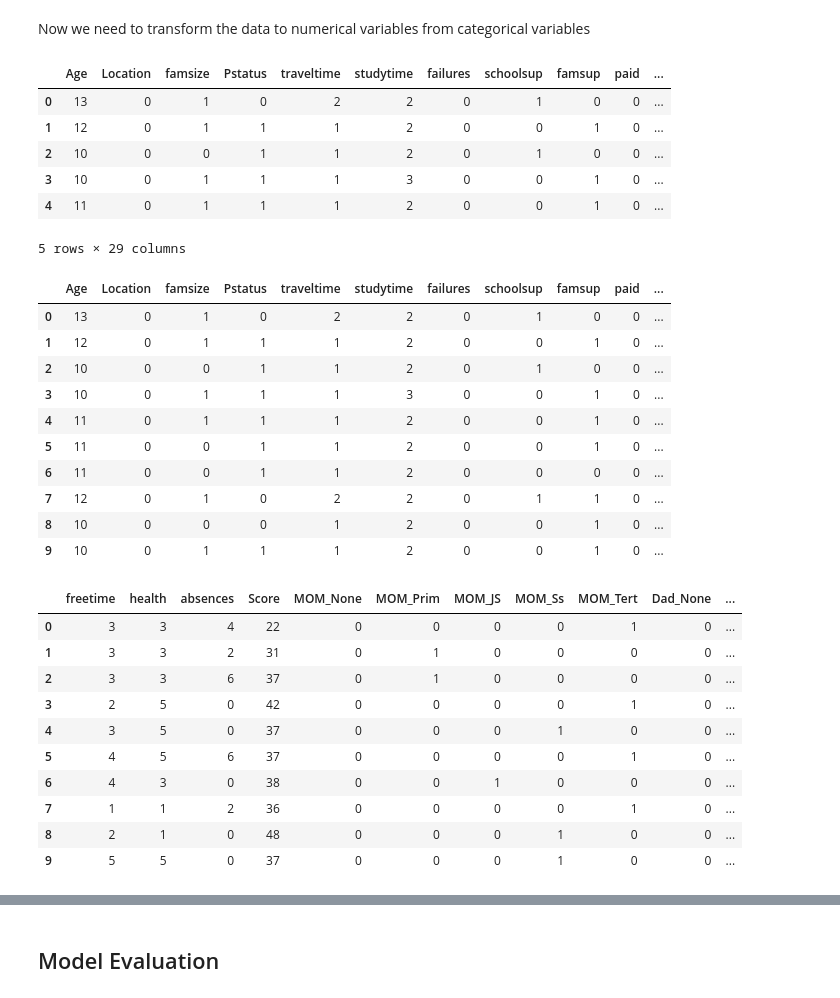
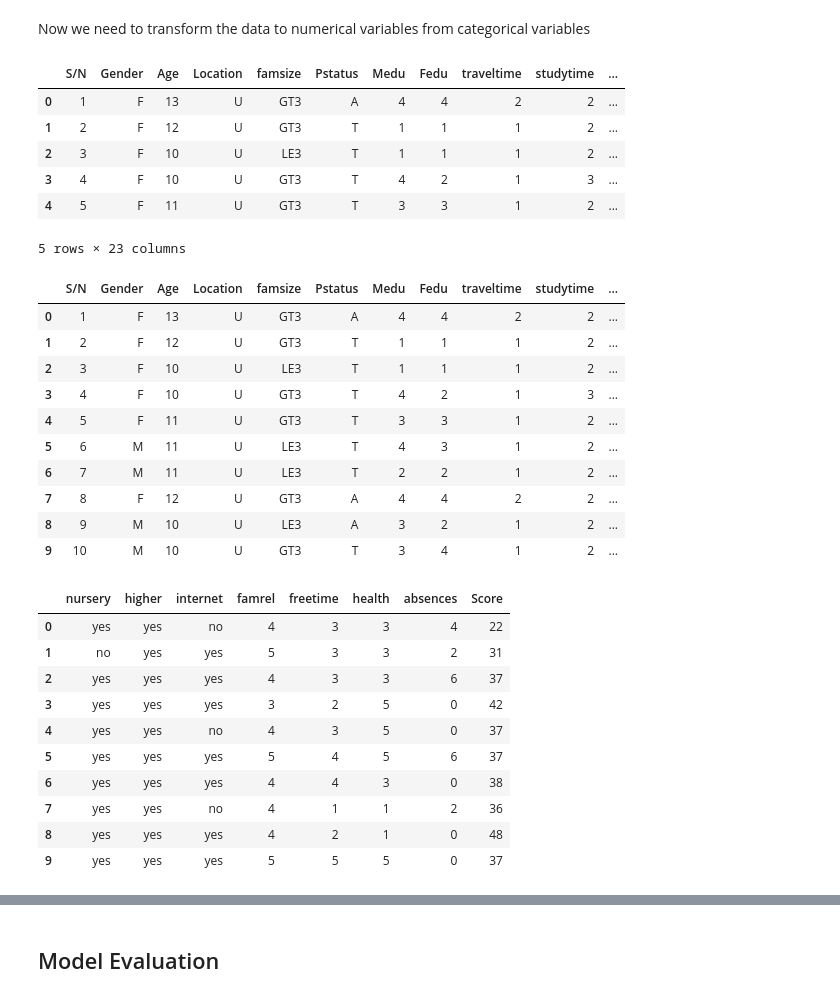
Before and after one commit to Mogbo/Student-score-prediction, a Jupyter notebook: Competition.ipynb, the cells around one changed output, grey strips where cells are left out. Saved outputs shown, nothing was run; the diff lists cells and outputs as text; code cells hidden in the pictures.

```diff
--- a/Competition.ipynb
+++ b/Competition.ipynb
@@ -86,4 +106,4 @@ import seaborn as sns
 # %%
 data = pd.read_csv('Train.csv', encoding='utf8', delimiter=',', delim_whitespace=False)
-data = data.drop('Gender', axis=1)
+data_cleaned = data.drop('Gender', axis=1)
 # %%
@@ -99,41 +119,41 @@ data.head()
 # %% [markdown]
 Now we need to transform the data to numerical variables from categorical variables
 # %%
-data, SN= clean_up(data)
+data_cleaned, SN= clean_up(data_cleaned)
 data.head()
 # %% [output]
-|  | Age | Location | famsize | Pstatus | traveltime | studytime | failures | schoolsup | famsup | paid | ... |
-| 0 | 13 | 0 | 1 | 0 | 2 | 2 | 0 | 1 | 0 | 0 | ... |
-| 1 | 12 | 0 | 1 | 1 | 1 | 2 | 0 | 0 | 1 | 0 | ... |
-| 2 | 10 | 0 | 0 | 1 | 1 | 2 | 0 | 1 | 0 | 0 | ... |
-| 3 | 10 | 0 | 1 | 1 | 1 | 3 | 0 | 0 | 1 | 0 | ... |
-| 4 | 11 | 0 | 1 | 1 | 1 | 2 | 0 | 0 | 1 | 0 | ... |
+|  | S/N | Gender | Age | Location | famsize | Pstatus | Medu | Fedu | traveltime | studytime | ... |
+| 0 | 1 | F | 13 | U | GT3 | A | 4 | 4 | 2 | 2 | ... |
+| 1 | 2 | F | 12 | U | GT3 | T | 1 | 1 | 1 | 2 | ... |
+| 2 | 3 | F | 10 | U | LE3 | T | 1 | 1 | 1 | 2 | ... |
+| 3 | 4 | F | 10 | U | GT3 | T | 4 | 2 | 1 | 3 | ... |
+| 4 | 5 | F | 11 | U | GT3 | T | 3 | 3 | 1 | 2 | ... |
-5 rows × 29 columns
+5 rows × 23 columns
 # %%
 data.iloc[:10,:15]
 # %% [output]
-|  | Age | Location | famsize | Pstatus | traveltime | studytime | failures | schoolsup | famsup | paid | ... |
-| 0 | 13 | 0 | 1 | 0 | 2 | 2 | 0 | 1 | 0 | 0 | ... |
-| 1 | 12 | 0 | 1 | 1 | 1 | 2 | 0 | 0 | 1 | 0 | ... |
-| 2 | 10 | 0 | 0 | 1 | 1 | 2 | 0 | 1 | 0 | 0 | ... |
-| 3 | 10 | 0 | 1 | 1 | 1 | 3 | 0 | 0 | 1 | 0 | ... |
-| 4 | 11 | 0 | 1 | 1 | 1 | 2 | 0 | 0 | 1 | 0 | ... |
-| 5 | 11 | 0 | 0 | 1 | 1 | 2 | 0 | 0 | 1 | 0 | ... |
-| 6 | 11 | 0 | 0 | 1 | 1 | 2 | 0 | 0 | 0 | 0 | ... |
-| 7 | 12 | 0 | 1 | 0 | 2 | 2 | 0 | 1 | 1 | 0 | ... |
-| 8 | 10 | 0 | 0 | 0 | 1 | 2 | 0 | 0 | 1 | 0 | ... |
-| 9 | 10 | 0 | 1 | 1 | 1 | 2 | 0 | 0 | 1 | 0 | ... |
+|  | S/N | Gender | Age | Location | famsize | Pstatus | Medu | Fedu | traveltime | studytime | ... |
+| 0 | 1 | F | 13 | U | GT3 | A | 4 | 4 | 2 | 2 | ... |
+| 1 | 2 | F | 12 | U | GT3 | T | 1 | 1 | 1 | 2 | ... |
+| 2 | 3 | F | 10 | U | LE3 | T | 1 | 1 | 1 | 2 | ... |
+| 3 | 4 | F | 10 | U | GT3 | T | 4 | 2 | 1 | 3 | ... |
+| 4 | 5 | F | 11 | U | GT3 | T | 3 | 3 | 1 | 2 | ... |
+| 5 | 6 | M | 11 | U | LE3 | T | 4 | 3 | 1 | 2 | ... |
+| 6 | 7 | M | 11 | U | LE3 | T | 2 | 2 | 1 | 2 | ... |
+| 7 | 8 | F | 12 | U | GT3 | A | 4 | 4 | 2 | 2 | ... |
+| 8 | 9 | M | 10 | U | LE3 | A | 3 | 2 | 1 | 2 | ... |
+| 9 | 10 | M | 10 | U | GT3 | T | 3 | 4 | 1 | 2 | ... |
 # %%
 data.iloc[:10,15:]
 # %% [output]
-|  | freetime | health | absences | Score | MOM_None | MOM_Prim | MOM_JS | MOM_Ss | MOM_Tert | Dad_None | ... |
-| 0 | 3 | 3 | 4 | 22 | 0 | 0 | 0 | 0 | 1 | 0 | ... |
-| 1 | 3 | 3 | 2 | 31 | 0 | 1 | 0 | 0 | 0 | 0 | ... |
-| 2 | 3 | 3 | 6 | 37 | 0 | 1 | 0 | 0 | 0 | 0 | ... |
-| 3 | 2 | 5 | 0 | 42 | 0 | 0 | 0 | 0 | 1 | 0 | ... |
-| 4 | 3 | 5 | 0 | 37 | 0 | 0 | 0 | 1 | 0 | 0 | ... |
-| 5 | 4 | 5 | 6 | 37 | 0 | 0 | 0 | 0 | 1 | 0 | ... |
-| 6 | 4 | 3 | 0 | 38 | 0 | 0 | 1 | 0 | 0 | 0 | ... |
-| 7 | 1 | 1 | 2 | 36 | 0 | 0 | 0 | 0 | 1 | 0 | ... |
-| 8 | 2 | 1 | 0 | 48 | 0 | 0 | 0 | 1 | 0 | 0 | ... |
-| 9 | 5 | 5 | 0 | 37 | 0 | 0 | 0 | 1 | 0 | 0 | ... |
+|  | nursery | higher | internet | famrel | freetime | health | absences | Score |
+| 0 | yes | yes | no | 4 | 3 | 3 | 4 | 22 |
+| 1 | no | yes | yes | 5 | 3 | 3 | 2 | 31 |
+| 2 | yes | yes | yes | 4 | 3 | 3 | 6 | 37 |
+| 3 | yes | yes | yes | 3 | 2 | 5 | 0 | 42 |
+| 4 | yes | yes | no | 4 | 3 | 5 | 0 | 37 |
+| 5 | yes | yes | yes | 5 | 4 | 5 | 6 | 37 |
+| 6 | yes | yes | yes | 4 | 4 | 3 | 0 | 38 |
+| 7 | yes | yes | no | 4 | 1 | 1 | 2 | 36 |
+| 8 | yes | yes | yes | 4 | 2 | 1 | 0 | 48 |
+| 9 | yes | yes | yes | 5 | 5 | 5 | 0 | 37 |
```
Also changed, not shown: parts of 15 cells of this notebook.
